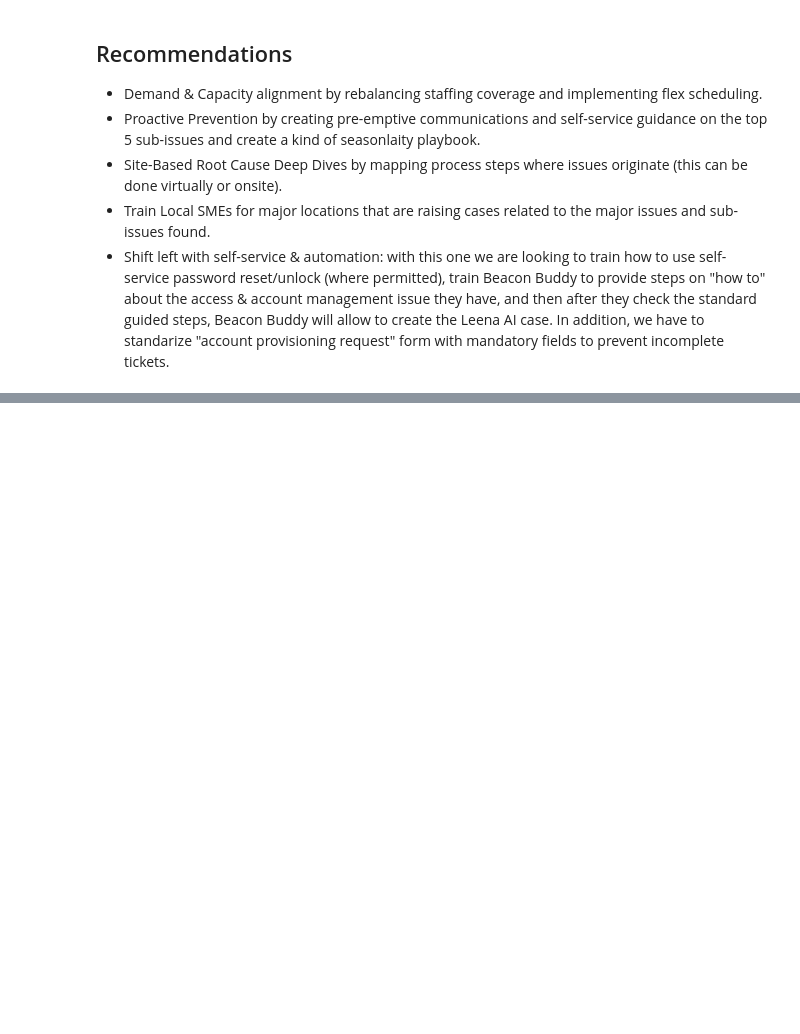
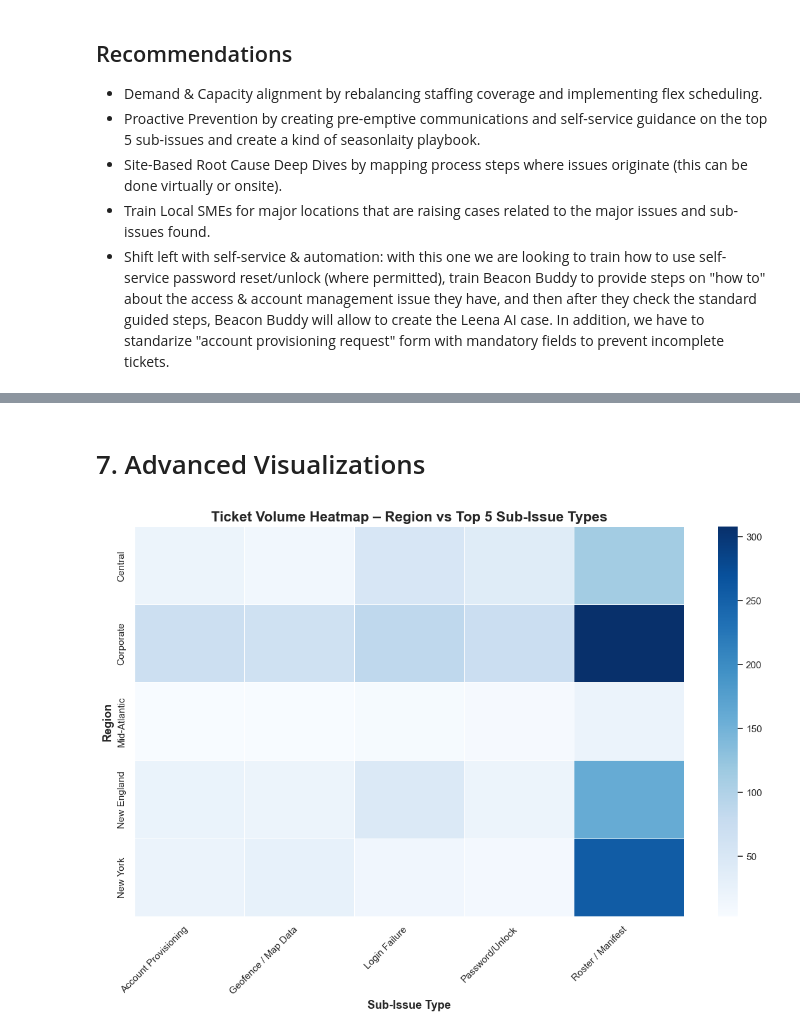
Before and after one commit to bmmartinez1993/data-analytics-portafolio, a Jupyter notebook: Python-Projects/IT-Helpdesk-EDA/notebooks/IT_Helpdesk_EDA.ipynb, the cells around one changed output, grey strips where cells are left out. Cells and saved outputs as stored; diff of their text form; code cells hidden in the pictures; blank space fills up the shorter version.

Commit message:
Advance Updates

```diff
--- a/Python-Projects/IT-Helpdesk-EDA/notebooks/IT_Helpdesk_EDA.ipynb
+++ b/Python-Projects/IT-Helpdesk-EDA/notebooks/IT_Helpdesk_EDA.ipynb
@@ -15,7 +15,7 @@ plt.rcParams['figure.figsize'] = (12, 6)
 # %% [markdown]
 ## 1. Load the Dataset
 # %%
-df = pd.read_excel(r"C:/Users/BrandoManuelMartinez/OneDrive - Beacon Mobility Corporation/Documents/Data Raw - Leena/Raw_Data_Leena_AI_Jan_Dec_2025_FINAL_ENRICHED.xlsx")  # update path
+df = pd.read_excel(r"C:/Users/brand/OneDrive/IT-Helpdesk-Data/Raw_Data_Leena_AI_Jan_Dec_2025_FINAL_ENRICHED.xlsx")  # update path
 df.head()
 # %% [output]
 |  | Ticket Id | Priority | Category | Sub Category | Description | Last Comment | Status | Created On | ... |
@@ -698,0 +865,17 @@ plt.show()
+# %% [markdown]
+# 7. Advanced Visualizations
+# %%
+top5 = df['Sub-Issue Type'].value_counts().head(5).index
+df_top5 = df[df['Sub-Issue Type'].isin(top5)]
+
+pivot_region_sub = pd.crosstab(df_top5['Region'], df_top5['Sub-Issue Type'])
+
+plt.figure(figsize=(14, 8))
+sns.heatmap(pivot_region_sub, cmap='Blues', linewidths=0.5)
+plt.title('Ticket Volume Heatmap – Region vs Top 5 Sub-Issue Types', fontsize=16,fontweight='bold')
+plt.xlabel('Sub-Issue Type', fontsize=13,fontweight='bold')
+plt.ylabel('Region', fontsize=13,fontweight='bold')
+plt.xticks(rotation=45, ha='right')
+plt.show()
+# %% [output]
+[figure, added]
```
Also changed, not shown: parts of 15 cells of this notebook.
